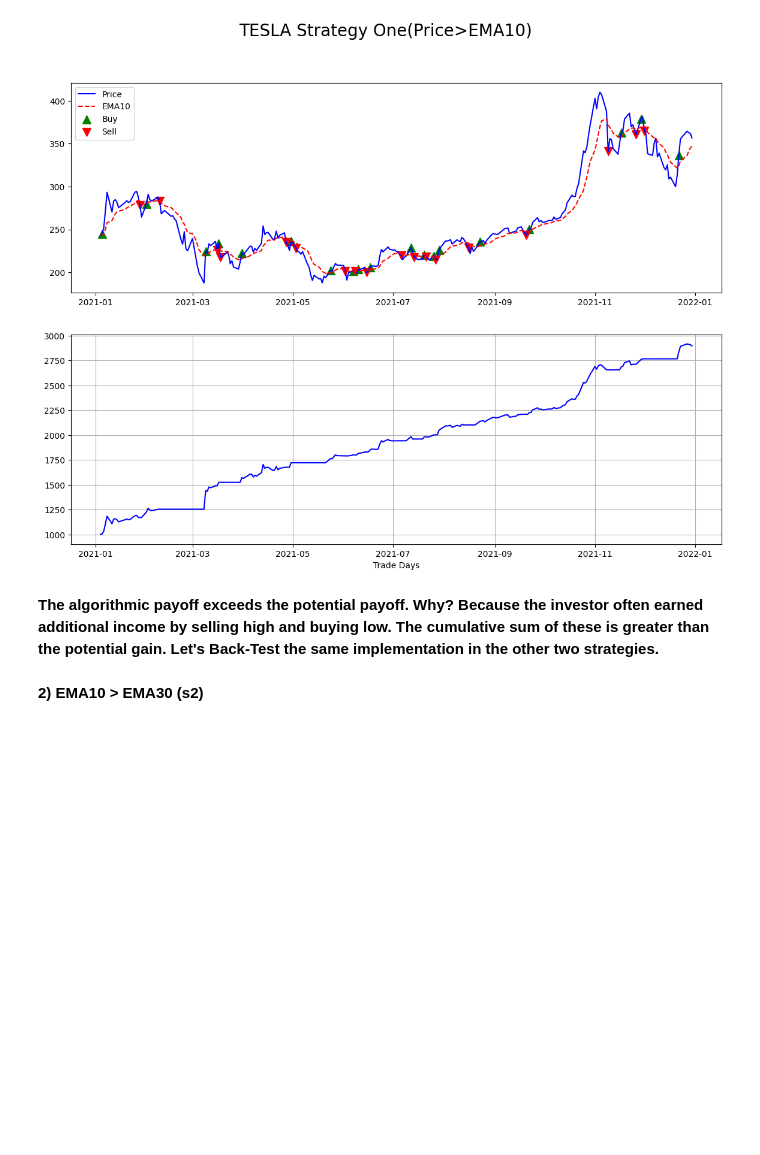
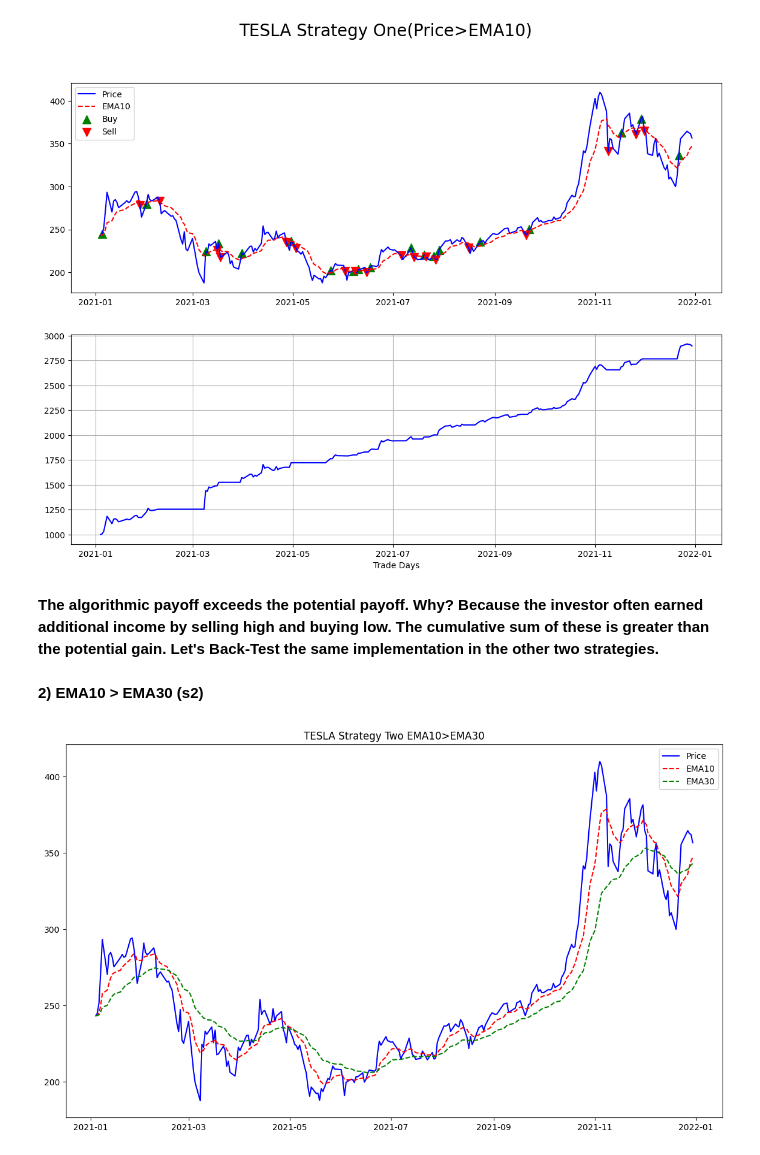
Before and after one commit to batuhanmtl/Time-Series-Analysis, a Jupyter notebook: Multivariate Regression/StockPricePrediction.ipynb, the cells around one changed output. Saved outputs shown, nothing was run; the diff lists cells and outputs as text; code cells hidden in the pictures; blank space fills up the shorter version.

Commit message:
stock price predict

```diff
--- a/Multivariate Regression/StockPricePrediction.ipynb
+++ b/Multivariate Regression/StockPricePrediction.ipynb
@@ -166,3 +166,13 @@ plt.show()
 <b>2) EMA10 > EMA30 (s2)
 # %%
 df["EMA30"] = ta.trend.ema_indicator(df["price"],30,fillna=True)
+# %%
+fig1 = plt.figure(figsize=(14,8))
+plt.plot(df["price"],label="Price",color='blue')
+plt.plot(df["EMA10"],label="EMA10",color='red',linestyle='--')
+plt.plot(df["EMA30"],label="EMA30",color='green',linestyle='--')
+plt.legend(loc='best')
+plt.title('TESLA Strategy Two EMA10>EMA30')
+plt.show()
+# %% [output]
+[figure, added]
```
Also changed, not shown: parts of 2 cells of this notebook.
